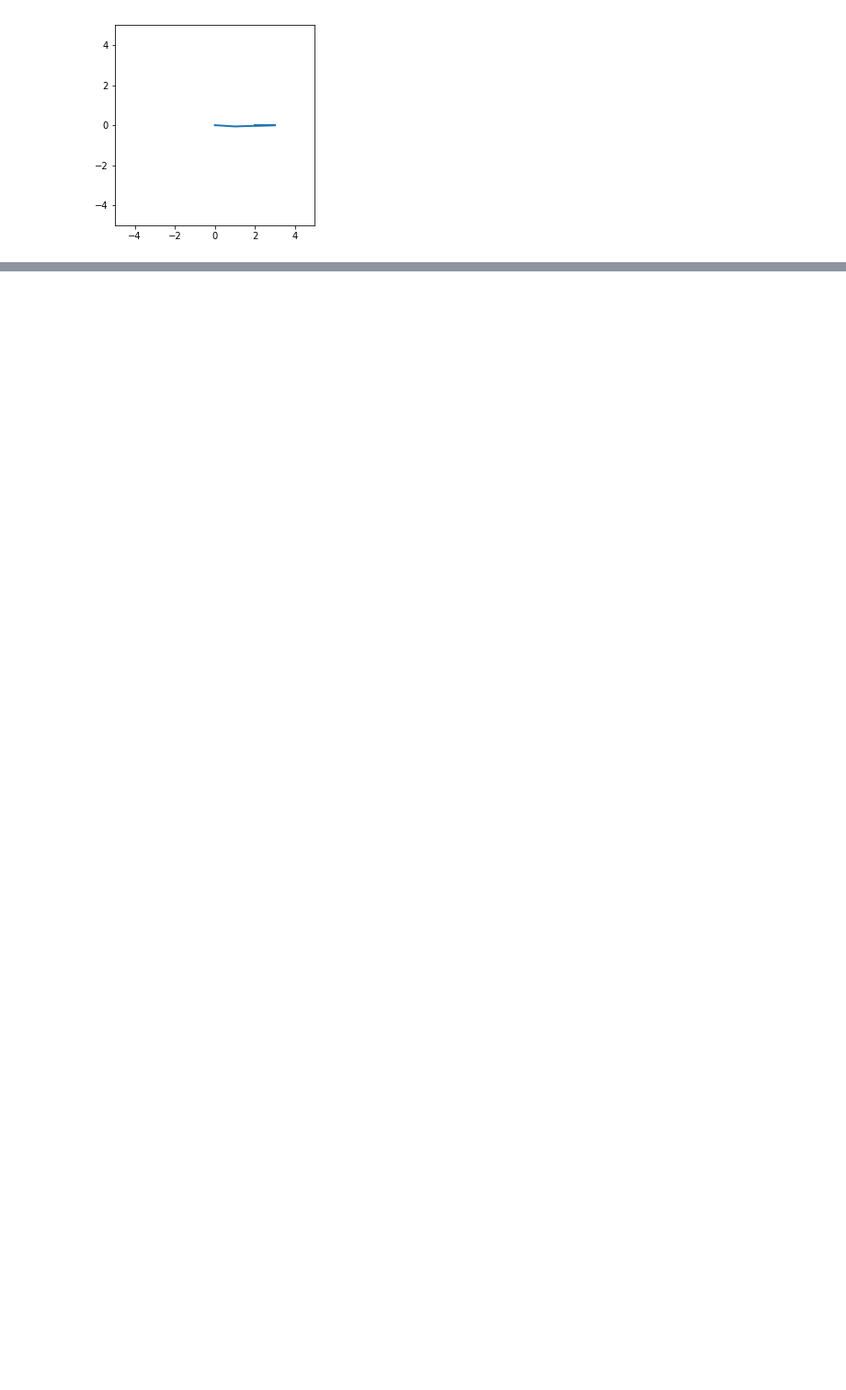
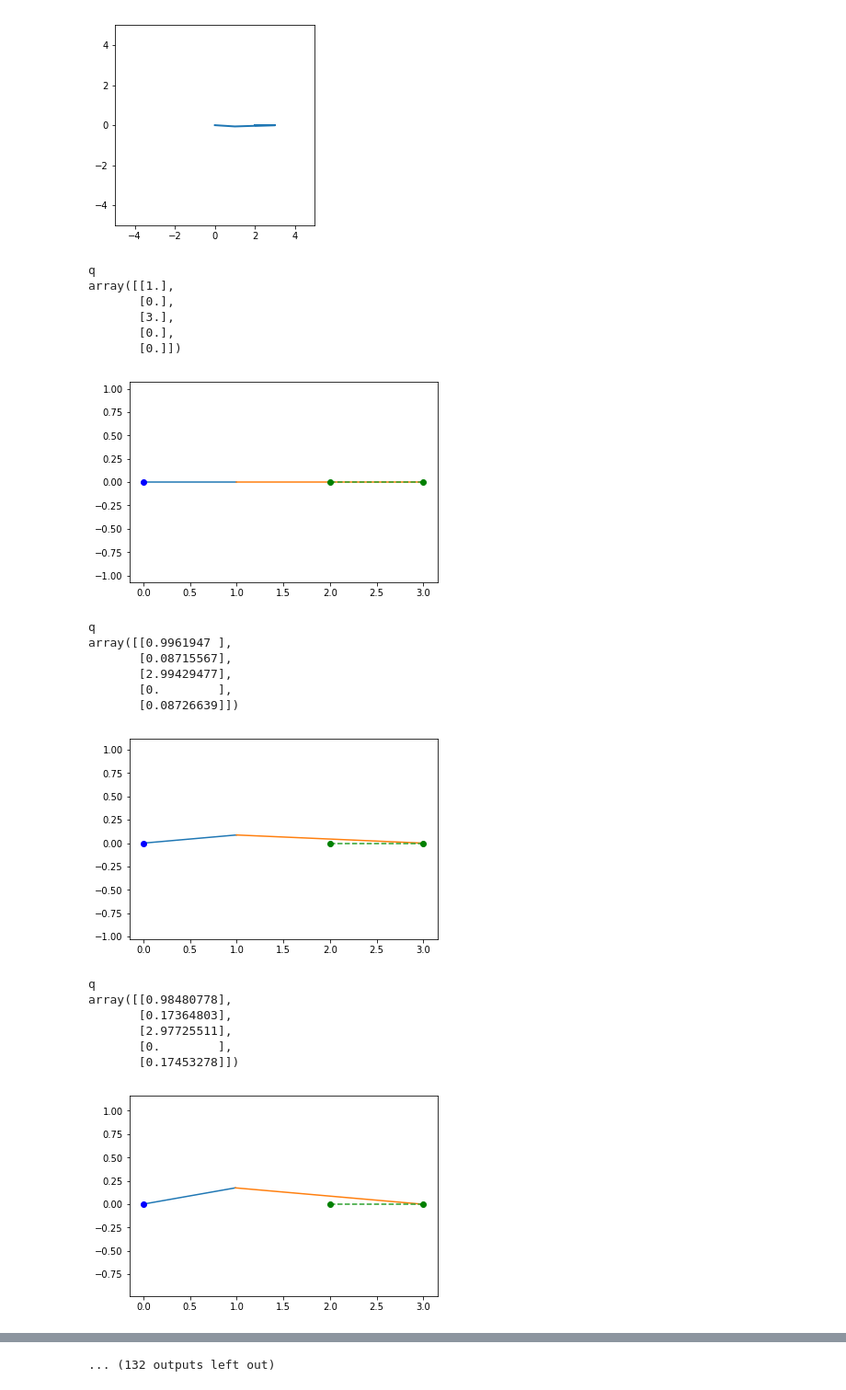
Before and after one commit to ingmec-ual/jupyter-teoria-mecanismos, a Jupyter notebook: notebooks/Animacion_BM.ipynb, the cells around one changed output, grey strips where cells are left out. Shown at 92% size. Cells and saved outputs as stored; diff of their text form; code cells hidden in the pictures; blank space fills up the shorter version.

```diff
--- a/notebooks/Animacion_BM.ipynb
+++ b/notebooks/Animacion_BM.ipynb
@@ -134,6 +134,9 @@ def resuelve_prob_posicion(q_init, meca):
         error = np.linalg.norm(deltaQ)  # El error es el modulo del vector
         i=i+1
 
+    if (error > tolerancia):
+        raise Exception ('No se puede alcanzar la posición')
+
     return q
 
 q = resuelve_prob_posicion(q,meca)
@@ -229,3 +232,37 @@ HTML(anim.to_html5_video())
 # %% [output]
 [interactive output not drawn]
 [figure]
+# %%
+i = 0
+
+while (i<200):
+
+    q[4] = i*5*3.14159/180
+    q = resuelve_prob_posicion(q,meca)
+    print ("q")
+    pprint.pprint (q)
+    dibuja_mecanismo(q,meca)
+    sleep(0.2)
+    i= i+1
+# %% [output]
+q
+array([[1.],
+       [0.],
+       [3.],
+       [0.],
+       [0.]])
+[figure, added]
+q
+array([[0.9961947 ],
+       [0.08715567],
+       [2.99429477],
+       [0.        ],
+       [0.08726639]])
+[figure, added]
+q
+array([[0.98480778],
+       [0.17364803],
+       [2.97725511],
+       [0.        ],
+       [0.17453278]])
+[figure, added]
@@ -231,0 +290 @@ HTML(anim.to_html5_video())
+... (132 outputs left out)
```
Also changed, not shown: parts of 1 cell of this notebook, 9 other files.
